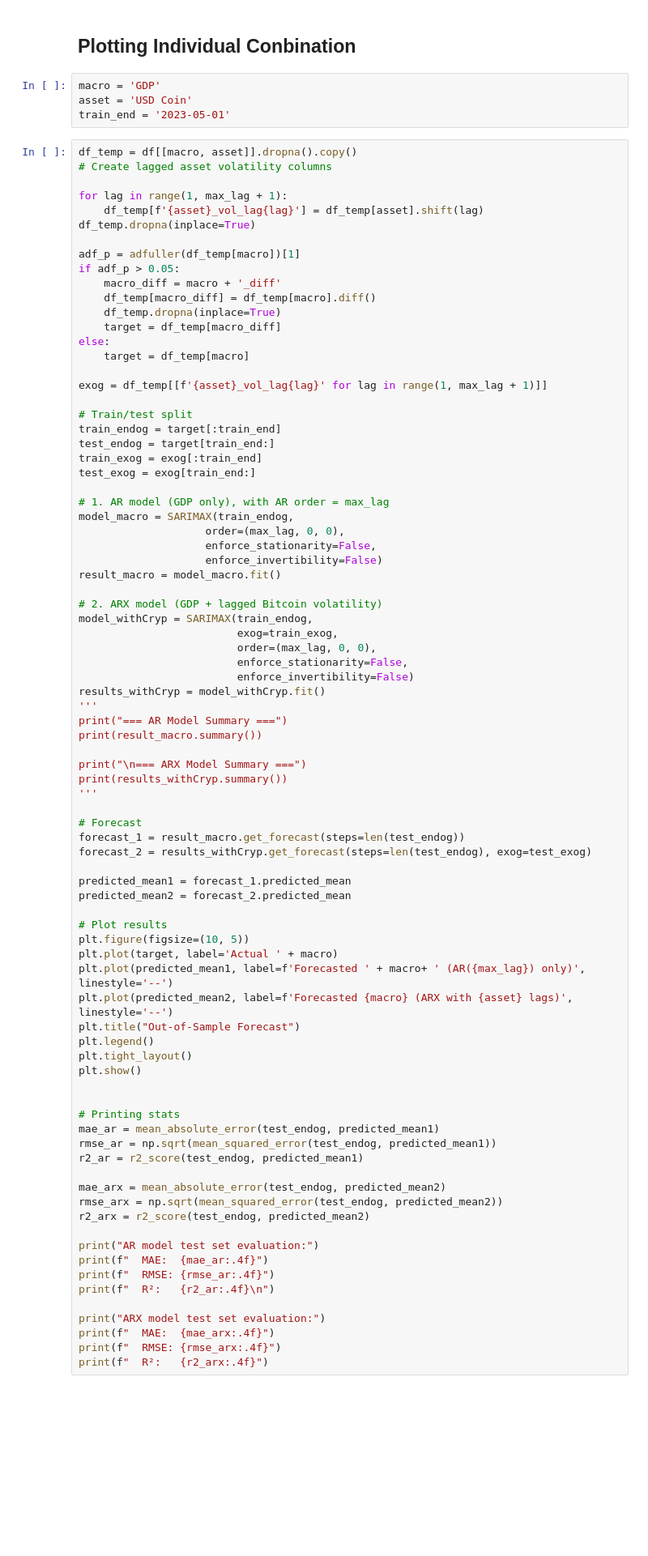
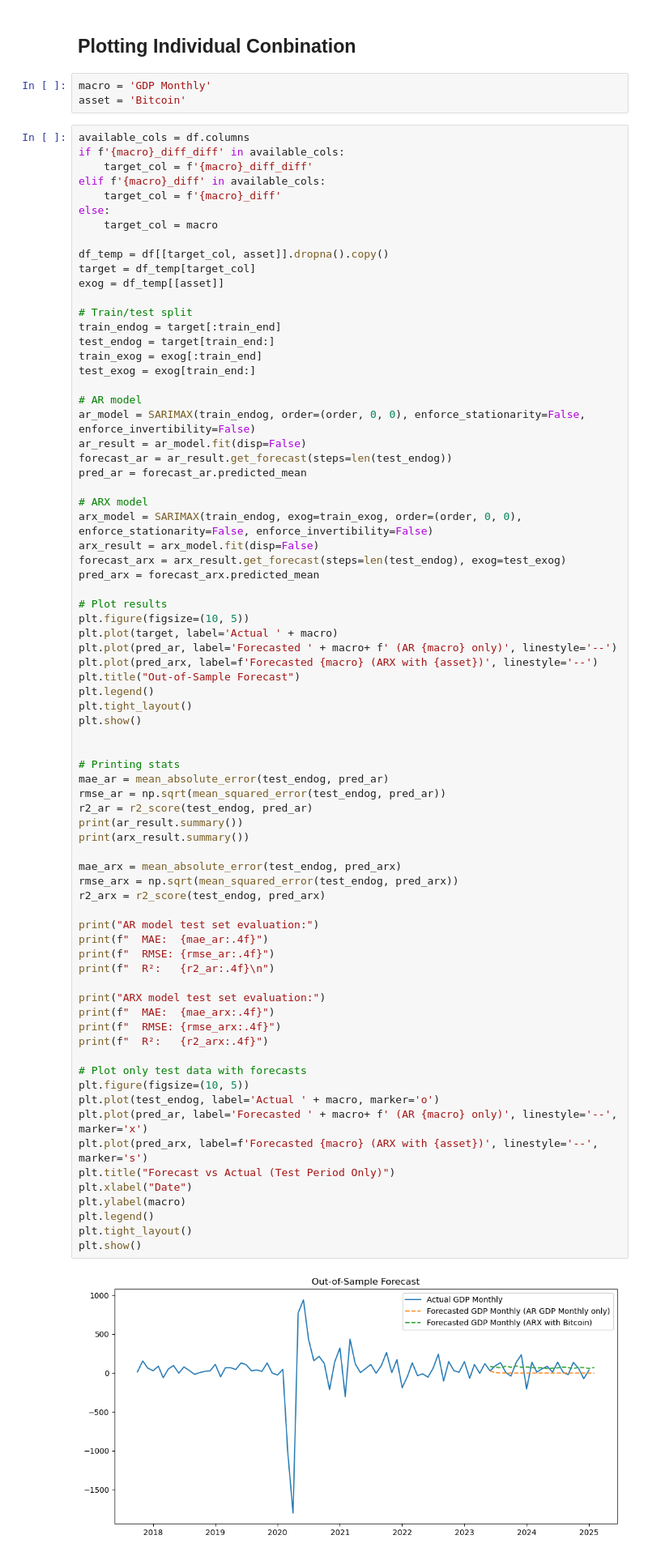
Before and after one commit to tianyishen701/CryptoMacroecon-Prediction-CSUREMM, a Jupyter notebook: AR Testing.ipynb, the cells around one changed output. Shown at 81% size. Drawn from its saved outputs; the diff is of its cells as text; blank space fills up the shorter version.

```diff
--- a/AR Testing.ipynb
+++ b/AR Testing.ipynb
@@ -204,90 +256,81 @@ Combinations where ARX has lower RMSE:
 # %% [markdown]
 ## Plotting Individual Conbination
 # %%
-macro = 'GDP'
-asset = 'USD Coin'
-train_end = '2023-05-01'
+macro = 'GDP Monthly'
+asset = 'Bitcoin'
 # %%
-df_temp = df[[macro, asset]].dropna().copy()
-# Create lagged asset volatility columns
+available_cols = df.columns
+if f'{macro}_diff_diff' in available_cols:
+    target_col = f'{macro}_diff_diff'
+elif f'{macro}_diff' in available_cols:
+    target_col = f'{macro}_diff'
+else:
+    target_col = macro
 
-for lag in range(1, max_lag + 1):
-    df_temp[f'{asset}_vol_lag{lag}'] = df_temp[asset].shift(lag)
-df_temp.dropna(inplace=True)
-
-adf_p = adfuller(df_temp[macro])[1]
-if adf_p > 0.05:
-    macro_diff = macro + '_diff'
-    df_temp[macro_diff] = df_temp[macro].diff()
-    df_temp.dropna(inplace=True)
-    target = df_temp[macro_diff]
-else:
-    target = df_temp[macro]
-
-exog = df_temp[[f'{asset}_vol_lag{lag}' for lag in range(1, max_lag + 1)]]
+df_temp = df[[target_col, asset]].dropna().copy()
+target = df_temp[target_col]
+exog = df_temp[[asset]]
 
 # Train/test split
 train_endog = target[:train_end]
 test_endog = target[train_end:]
 train_exog = exog[:train_end]
 test_exog = exog[train_end:]
 
-# 1. AR model (GDP only), with AR order = max_lag
-model_macro = SARIMAX(train_endog,
-                    order=(max_lag, 0, 0),
-                    enforce_stationarity=False,
-                    enforce_invertibility=False)
-result_macro = model_macro.fit()
+# AR model
+ar_model = SARIMAX(train_endog, order=(order, 0, 0), enforce_stationarity=False, enforce_invertibility=False)
+ar_result = ar_model.fit(disp=False)
+forecast_ar = ar_result.get_forecast(steps=len(test_endog))
+pred_ar = forecast_ar.predicted_mean
 
-# 2. ARX model (GDP + lagged Bitcoin volatility)
-model_withCryp = SARIMAX(train_endog,
-                         exog=train_exog,
-                         order=(max_lag, 0, 0),
-                         enforce_stationarity=False,
-                         enforce_invertibility=False)
-results_withCryp = model_withCryp.fit()
-'''
-print("=== AR Model Summary ===")
-print(result_macro.summary())
-
-print("\n=== ARX Model Summary ===")
-print(results_withCryp.summary())
-'''
-
-# Forecast
-forecast_1 = result_macro.get_forecast(steps=len(test_endog))
-forecast_2 = results_withCryp.get_forecast(steps=len(test_endog), exog=test_exog)
-
-predicted_mean1 = forecast_1.predicted_mean
-predicted_mean2 = forecast_2.predicted_mean
+# ARX model
+arx_model = SARIMAX(train_endog, exog=train_exog, order=(order, 0, 0), enforce_stationarity=False, enforce_invertibility=False)
+arx_result = arx_model.fit(disp=False)
+forecast_arx = arx_result.get_forecast(steps=len(test_endog), exog=test_exog)
+pred_arx = forecast_arx.predicted_mean
 
 # Plot results
 plt.figure(figsize=(10, 5))
 plt.plot(target, label='Actual ' + macro)
-plt.plot(predicted_mean1, label=f'Forecasted ' + macro+ ' (AR({max_lag}) only)', linestyle='--')
-plt.plot(predicted_mean2, label=f'Forecasted {macro} (ARX with {asset} lags)', linestyle='--')
+plt.plot(pred_ar, label='Forecasted ' + macro+ f' (AR {macro} only)', linestyle='--')
+plt.plot(pred_arx, label=f'Forecasted {macro} (ARX with {asset})', linestyle='--')
 plt.title("Out-of-Sample Forecast")
 plt.legend()
 plt.tight_layout()
 plt.show()
 
 
 # Printing stats
-mae_ar = mean_absolute_error(test_endog, predicted_mean1)
-rmse_ar = np.sqrt(mean_squared_error(test_endog, predicted_mean1))
-r2_ar = r2_score(test_endog, predicted_mean1)
+mae_ar = mean_absolute_error(test_endog, pred_ar)
+rmse_ar = np.sqrt(mean_squared_error(test_endog, pred_ar))
+r2_ar = r2_score(test_endog, pred_ar)
+print(ar_result.summary())
+print(arx_result.summary())
 
-mae_arx = mean_absolute_error(test_endog, predicted_mean2)
-rmse_arx = np.sqrt(mean_squared_error(test_endog, predicted_mean2))
-r2_arx = r2_score(test_endog, predicted_mean2)
+mae_arx = mean_absolute_error(test_endog, pred_arx)
+rmse_arx = np.sqrt(mean_squared_error(test_endog, pred_arx))
+r2_arx = r2_score(test_endog, pred_arx)
 
 print("AR model test set evaluation:")
 print(f"  MAE:  {mae_ar:.4f}")
 print(f"  RMSE: {rmse_ar:.4f}")
 print(f"  R²:   {r2_ar:.4f}\n")
 
 print("ARX model test set evaluation:")
 print(f"  MAE:  {mae_arx:.4f}")
 print(f"  RMSE: {rmse_arx:.4f}")
 print(f"  R²:   {r2_arx:.4f}")
+
+# Plot only test data with forecasts
+plt.figure(figsize=(10, 5))
+plt.plot(test_endog, label='Actual ' + macro, marker='o')
+plt.plot(pred_ar, label='Forecasted ' + macro+ f' (AR {macro} only)', linestyle='--', marker='x')
+plt.plot(pred_arx, label=f'Forecasted {macro} (ARX with {asset})', linestyle='--', marker='s')
+plt.title("Forecast vs Actual (Test Period Only)")
+plt.xlabel("Date")
+plt.ylabel(macro)
+plt.legend()
+plt.tight_layout()
+plt.show()
 # %% [output]
+[figure, new version]
```
Also changed, not shown: parts of 17 cells of this notebook, 3 other files.
